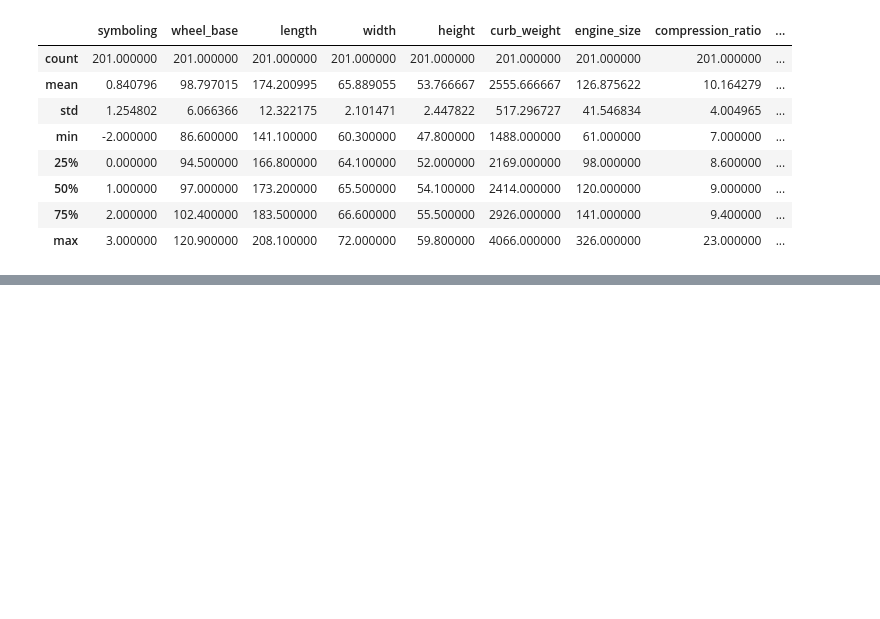
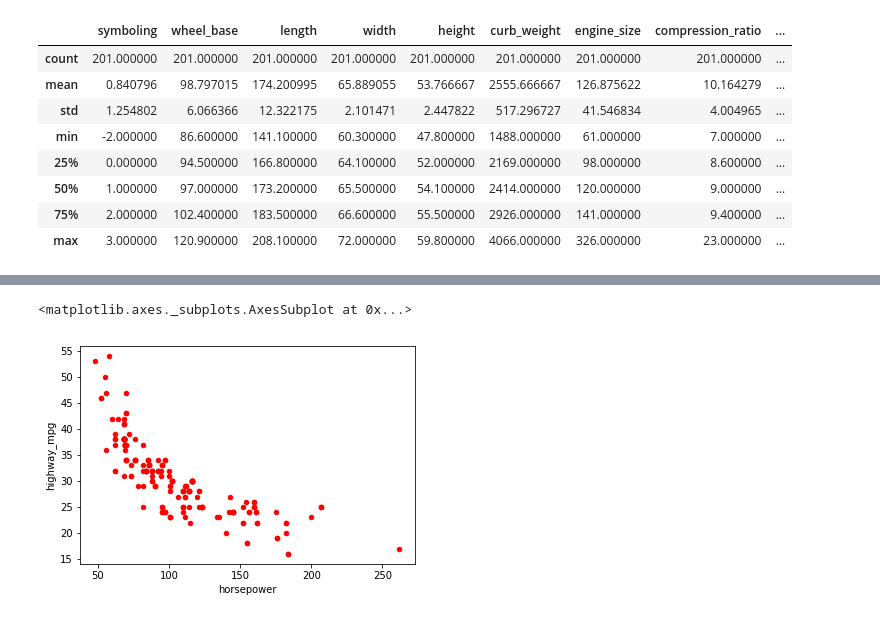
Before and after one commit to msiddalingaiah/MachineLearning, a Jupyter notebook: Notebooks/Pandas.ipynb, the cells around one changed output, grey strips where cells are left out. Saved outputs shown, nothing was run; the diff lists cells and outputs as text; code cells hidden in the pictures; blank space fills up the shorter version.

```diff
--- a/Notebooks/Pandas.ipynb
+++ b/Notebooks/Pandas.ipynb
@@ -186,0 +249,5 @@ pricedCars.describe()
+# %%
+hpPricedCars.plot.scatter(x='horsepower', y='highway_mpg', color='red')
+# %% [output]
+<matplotlib.axes._subplots.AxesSubplot at 0x...>
+[figure, added]
```
Also changed, not shown: parts of 13 cells of this notebook.
